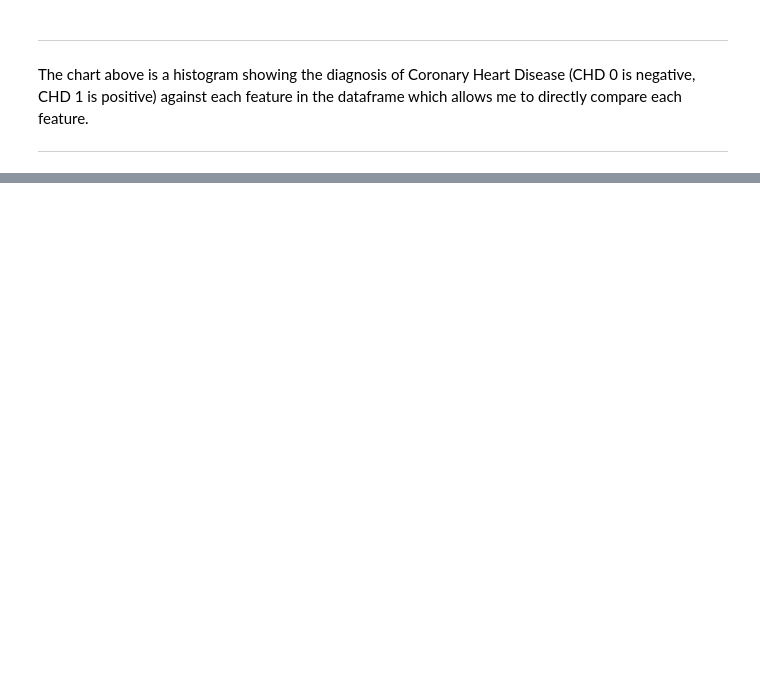
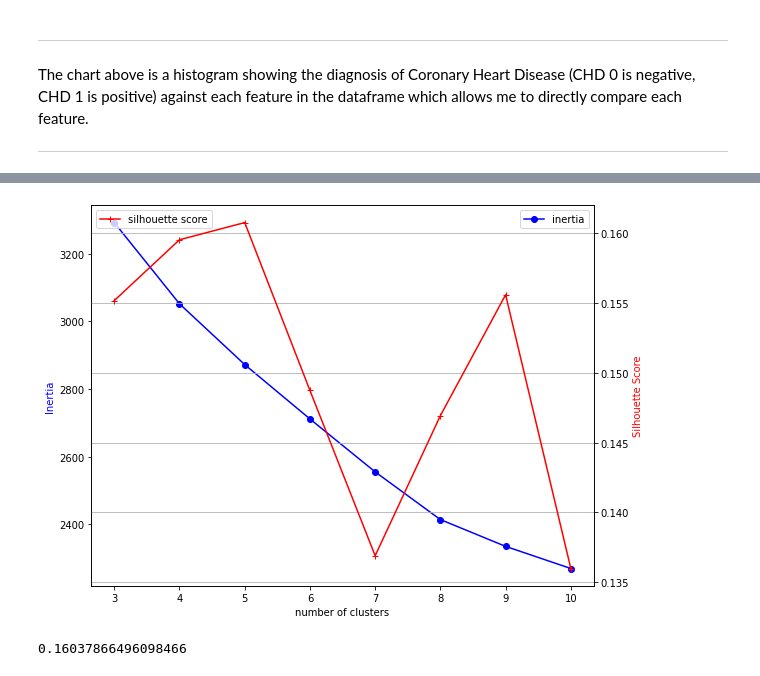
Before and after one commit to sjbriggsdev/cd_finalproject, a Jupyter notebook: Final_Project_Predict_Heart_Disease.ipynb, the cells around one changed output, grey strips where cells are left out. Drawn from its saved outputs; the diff is of its cells as text; code cells hidden in the pictures; blank space fills up the shorter version.

```diff
--- a/Final_Project_Predict_Heart_Disease.ipynb
+++ b/Final_Project_Predict_Heart_Disease.ipynb
@@ -218,3 +224,11 @@ The chart above is a histogram showing the diagnosis of Coronary Heart Disease (
 which allows me to directly compare each feature.
 
 ---
+# %%
+# (a) Cluster the data using most or all features and analyze those clusters to explain how the clusters are different.
+# (no train test split required)
+# Instantiate Standard Scaler
+scaler = StandardScaler()
+# Fit & transform data.
+scaled_df = pd.DataFrame(scaler.fit_transform(df),columns=df.columns)
+scaled_df
@@ -220,0 +249,39 @@ which allows me to directly compare each feature.
+# %%
+def plot_k_values(data, ks):
+  """plot the silhouette score and inertia
+  of a KMeans model for various k values"""
+
+  sils = []
+  inertias = []
+
+  for k in ks:
+    km = KMeans(n_clusters=k)
+    km.fit(data)
+    sils.append(silhouette_score(data, km.labels_))
+    inertias.append(km.inertia_)
+
+    # plot inertia and silhouette score
+  fig, ax1 = plt.subplots(figsize=(9,7))
+  ax1.set_xlabel('number of clusters')
+  ax1.set_ylabel('Inertia', color = 'blue')
+  ax1.plot(ks, inertias, color = 'blue',label='inertia',marker ='o')
+
+  ax2 = ax1.twinx()
+
+  ax2.set_ylabel('Silhouette Score', color = 'red')
+  ax2.plot(ks, sils, color = 'red',label='silhouette score',marker='+')
+  ax1.legend(loc=0)
+  ax2.legend(loc='upper left')
+  plt.grid()
+  plt.show()
+# %%
+plot_k_values(scaled_df,range(3,11))
+# %% [output]
+[figure, added]
+# %%
+# Fit kmeans model with 2 clusters and display the silhouette score
+kmeans = KMeans(n_clusters = 4)
+kmeans.fit(scaled_df)
+silhouette_score(scaled_df, kmeans.labels_)
+# %% [output]
+0.16037866496098466
```
Also changed, not shown: parts of 8 cells of this notebook.
